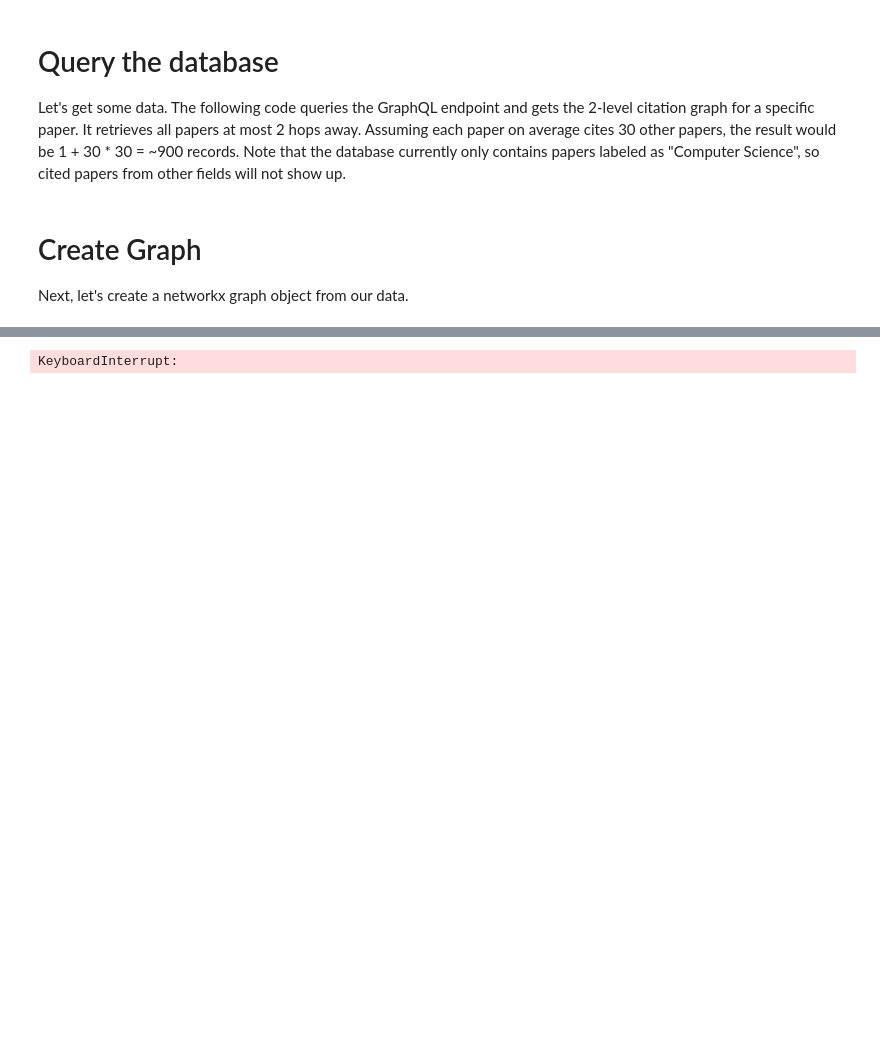
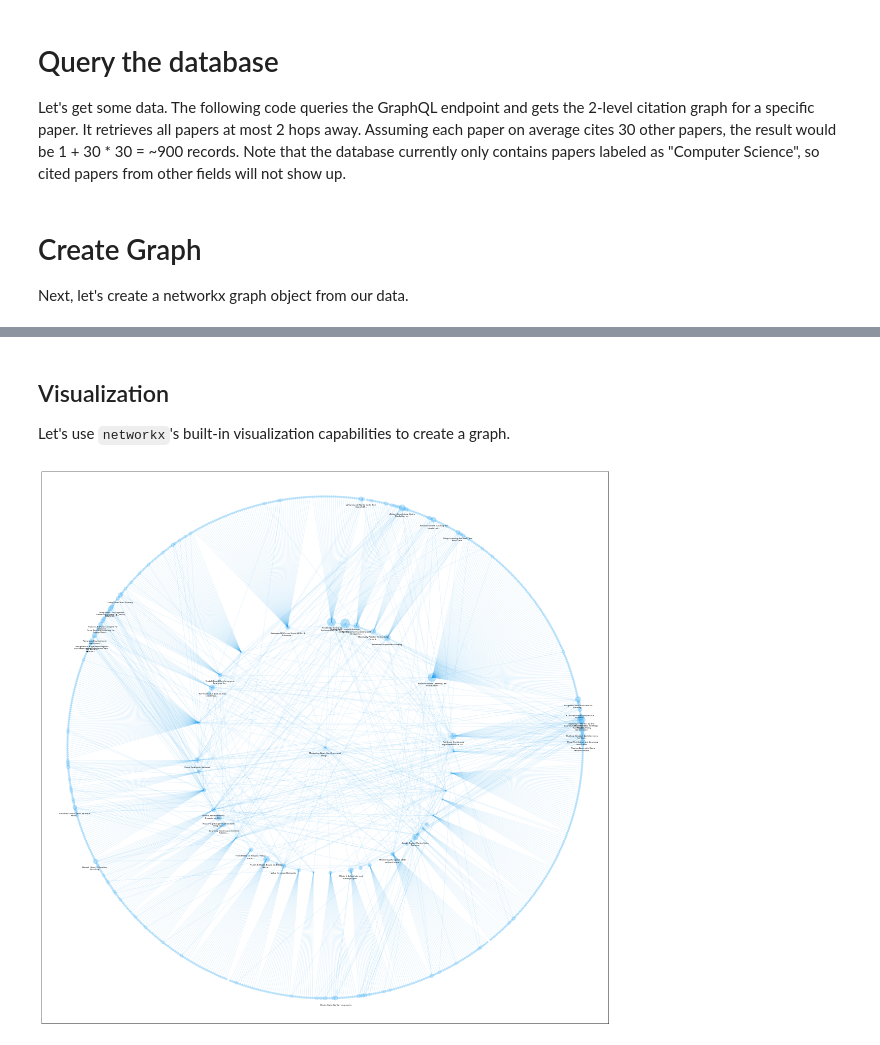
Before and after one commit to dennybritz/papergraph, a Jupyter notebook: notebooks/graph_analysis.ipynb, the cells around one changed output, grey strips where cells are left out. Drawn from its saved outputs; the diff is of its cells as text; code cells hidden in the pictures; blank space fills up the shorter version.

Commit message:
Add graph analysis notebook

```diff
--- a/notebooks/graph_analysis.ipynb
+++ b/notebooks/graph_analysis.ipynb
@@ -135,0 +119,7 @@ nx.draw_networkx(sg, with_labels=False, node_sizes=node_sizes, node_color="blue"
+# %%
+print("Nodes with the highest in-degree:\n")
+
+in_degree_list = sorted(g.in_degree, key=lambda x: x[1], reverse=True)
+for (node_id, in_degree) in itertools.islice(in_degree_list, 25):
+    title = g.nodes[node_id]["title"]
+    print(f"[{in_degree}] {title}")
@@ -151,4 +149,4 @@ agg.layout("circo")
-# %%
-agg.draw("file.png")
-# %% [output]
-KeyboardInterrupt:
+# %% [markdown]
+## Visualization
+
+Let's use `networkx`'s built-in visualization capabilities to create a graph.
@@ -154,0 +156,42 @@ KeyboardInterrupt:
+# %%
+# Compute the positions of all all nodes
+pos = graphviz_layout(g, prog="twopi", root=root["id"])
+# %%
+NODE_COLOR = "#1DA1F2"
+EDGE_COLOR = NODE_COLOR
+
+plt.figure(figsize=(20, 20))
+
+# draw nodes
+# ==================================================
+# nodes are scaled based on their in-degree in this subgraph
+node_size = [g.in_degree(n) * 20 for n in g.nodes()]
+nx.draw_networkx_nodes(g, pos, node_color=NODE_COLOR, node_size=node_size, alpha=0.3, linewidths=0)
+
+# draw edges
+# ==================================================
+nx.draw_networkx_edges(g, pos, edge_color="#1DA1F2", node_size=node_size, arrows=False, alpha=0.1)
+
+# draw labels
+# ==================================================
+
+# We only display labels for nodes with a high in-degree
+# and we truncate the title to 40 chars
+def get_node_label(node):
+    if g.in_degree(node) > 3 or node == root["id"]:
+        title = g.nodes[node]["title"]
+        title = (title[:37] + '...') if len(title) > 40 else title
+        title = "\n".join(textwrap.wrap(title, 30, break_long_words=False))
+        return title
+    return ""
+labels = { n: get_node_label(n) for n  in g.nodes() }
+
+# labels are displayed a little bit below the node
+label_positions = { n: (pos[n][0], pos[n][1] - 4)  for n in pos}
+
+nx.draw_networkx_labels(g, label_positions, labels, font_size=4)
+
+# draw it!
+plt.savefig("graph.pdf")
+# %% [output]
+[figure, added]
```
Also changed, not shown: parts of 13 cells of this notebook, 2 other files.
